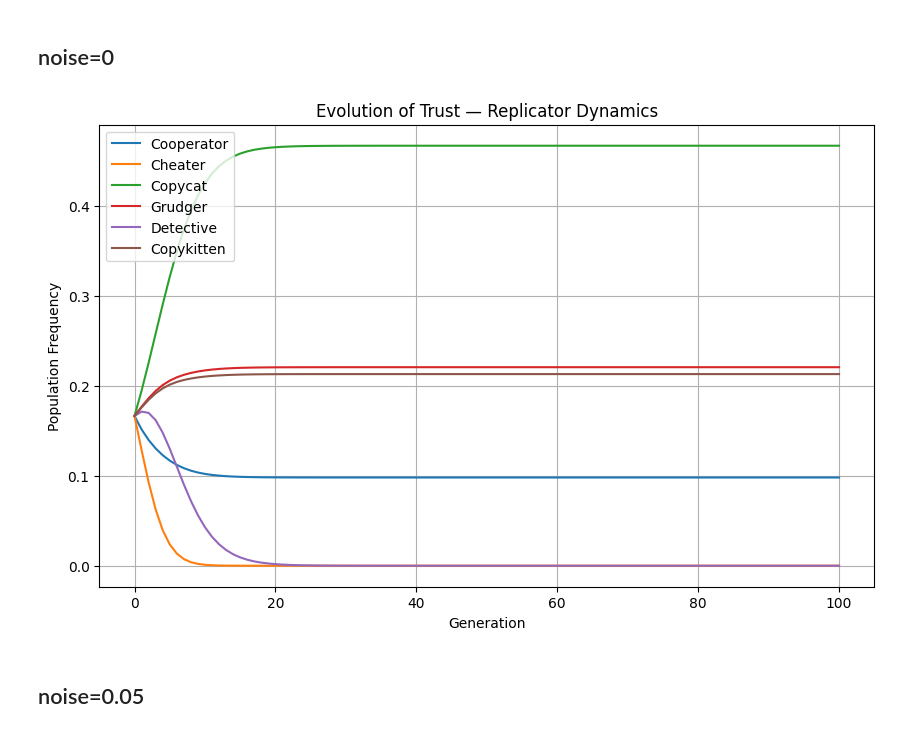
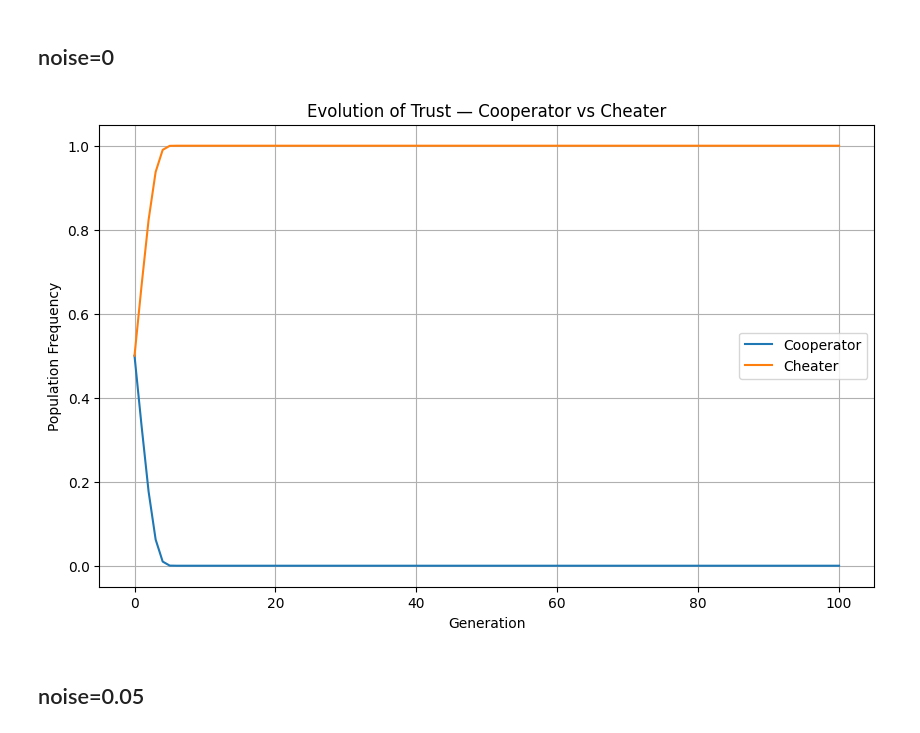
Before and after one commit to genielab/evolution_of_trust_game_theory, a Jupyter notebook: game-theory-evolution.ipynb, the cells around one changed output. Drawn from its saved outputs; the diff is of its cells as text; code cells hidden in the pictures.

```diff
--- a/game-theory-evolution.ipynb
+++ b/game-theory-evolution.ipynb
@@ -186,36 +187,37 @@ Typical Behavior
 # %%
 # -----------------------------
 # RUN THE EVOLUTION SIMULATION
 # -----------------------------
 if __name__ == "__main__":
     strategies = [
         Cooperator(),
         Cheater(),
-        Copycat(),
-        Grudger(),
-        Detective(),
-        Copykitten()
+        # Copycat(),
+        # Grudger(),
+        # Detective(),
+        # Copykitten()
     ]
 
     history, names = evolve(
         strategies,
         generations=100,
         noise=0,
         rounds=100
     )
 
     # Plot population over time
     plt.figure(figsize=(10,6))
     for i, name in enumerate(names):
         plt.plot(history[:, i], label=name)
-    plt.title("Evolution of Trust — Replicator Dynamics")
+    # plt.title("Evolution of Trust — Replicator Dynamics")
+    plt.title("Evolution of Trust — Cooperator vs Cheater")
     plt.xlabel("Generation")
     plt.ylabel("Population Frequency")
     plt.legend()
     plt.grid(True)
     plt.show()
 # %% [output]
-[figure, old version]
+[figure, new version]
 # %% [markdown]
 ##  noise=0.05
 # %%
```
Also changed, not shown: parts of 3 cells of this notebook.
